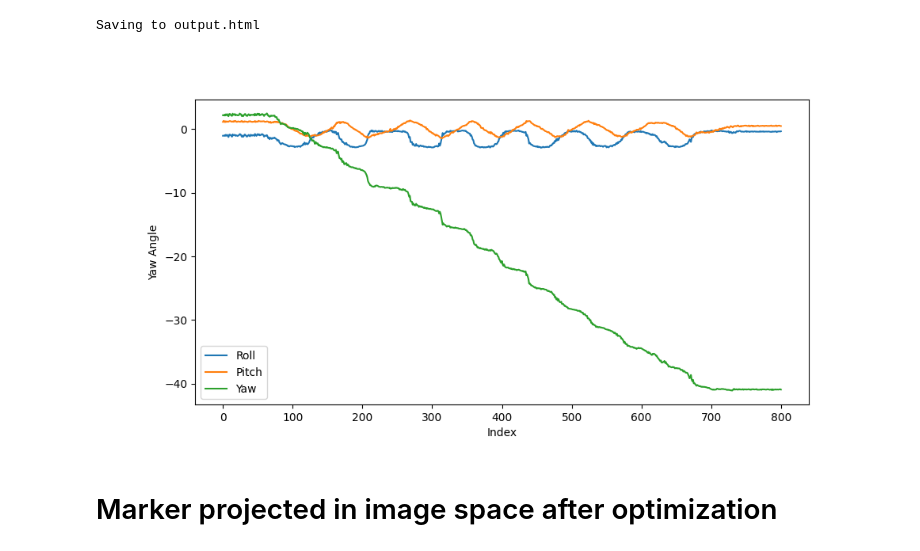
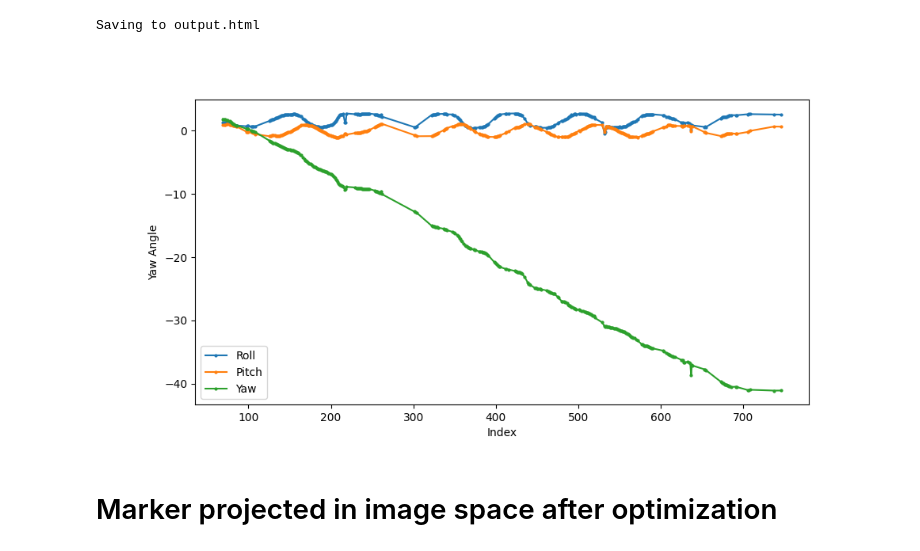
Before and after one commit to goncalofrazao/vicandocker, a Jupyter notebook: main_cangalho.ipynb, the cells around one changed output. Saved outputs shown, nothing was run; the diff lists cells and outputs as text; code cells hidden in the pictures.

```diff
--- a/main_cangalho.ipynb
+++ b/main_cangalho.ipynb
@@ -157,12 +154,15 @@ if not LOAD:
     # This will compute camera-marker edges via PnP, in parallel
     aux = estimate_pose_mp(cams=obj_dataset.im_data['cam'],
                            im_filenames=obj_dataset.im_data['filename'],
-                           target_dict = aruco_obj,
-                           flags='SOLVEPNP_IPPE_SQUARE',
+                           #target_dict = aruco_obj,
+                           #flags='SOLVEPNP_IPPE_SQUARE',
+                           target_dict = charuco_dict,
+                           flags='SOLVEPNP_IPPE',
                            brightness=0,
                            contrast=0)
 
     pickle.dump(aux, open(os.path.join(OBJ_DATASET_PATH, 'cube_calib_pose.pkl'), 'wb'))
+    print("Saved")
 else:
     aux = pickle.load(open(os.path.join(OBJ_DATASET_PATH, 'cube_calib_pose.pkl'), 'rb'))
     print("Loaded")
@@ -217,18 +226,19 @@ if not LOAD:
     # This will compute camera-marker edges via PnP, in parallel
     cam_marker_edges = estimate_pose_mp(cams=dataset.im_data['cam'],
                                         im_filenames=dataset.im_data['filename'],
-                                        target_dict=aruco_obj,
-                                        flags='SOLVEPNP_IPPE_SQUARE',
+                                        #target_dict=aruco_obj,
+                                        #flags='SOLVEPNP_IPPE_SQUARE',
+                                        target_dict=charuco_dict,
+                                        flags='SOLVEPNP_IPPE',
                                         brightness=0,
                                         contrast=0)
 
     # Save it to use later, if necessary
-    pickle.dump(cam_marker_edges, open(os.path.join(OBJ_DATASET_PATH, 'cam_marker_edges.pkl'), 'wb'))
+    pickle.dump(cam_marker_edges, open(os.path.join(DATASET_PATH, 'cam_marker_edges.pkl'), 'wb'))
+    print("Saved")
 else:
-    cam_marker_edges = pickle.load( open(os.path.join(OBJ_DATASET_PATH, 'cam_marker_edges.pkl'), 'rb') )
-    print("loaded")
-
-# TODO change obj path to dataset path
+    cam_marker_edges = pickle.load( open(os.path.join(DATASET_PATH, 'cam_marker_edges.pkl'), 'rb') )
+    print("Loaded")
 # %% [output]
 Marker detection
 Received 8000 images.
@@ -258,7 +291,9 @@ pose_est = bipartite_se3sync(cam_marker_edges,
                             constraints=obj_pose_est,
                             noise_model_r=lambda edge : 0.01 * Polygon(zip(edge['corners'][:,0], edge['corners'][:,1])).area**1.0,
                             noise_model_t=lambda edge : 0.01 * Polygon(zip(edge['corners'][:,0], edge['corners'][:,1])).area**1.0,
-                            edge_filter=lambda edge : edge['reprojected_err'] < 1.0,
+                            #edge_filter=lambda edge : edge['reprojected_err'] < 1.0,
+                            #edge_filter=lambda edge : edge['distance'] < 5.0,
+                            edge_filter=lambda edge : np.abs (edge["other_error"] - edge["reprojected_err"] ) > 0.35,
                             maxiter=4,
                             lsqr_solver="conjugate_gradient",
                             dtype=np.float32)
@@ -333,7 +368,7 @@ ax.set_zticks([])
 fig = plt.figure(figsize=(10,5))
 ax = fig.add_subplot(projection='3d')
 
-is_charuco = False
+is_charuco = True
 
 wrl_id = "0"
 pts_wrld = []
@@ -384,4 +419,8 @@ ax.set_aspect('equal')
 # object in marker 0 frame in homogenous coordinates
 pts_wrld = np.array(pts_wrld)
 pts_wrld = np.vstack( [pts_wrld.T, np.ones(pts_wrld.shape[0]) ] )
+pts_wrld.shape
+
+#pts_wrld = np.array([[ 0, 0,0, 1]]).T
+#pts_wrld.shape
 # %% [output]
@@ -441,37 +474,37 @@ Saving to output.html
 %matplotlib widget
 from scipy.spatial.transform import Rotation
 
 plt.figure(figsize=(10,5))
 
 
 angles = []
 #position = dict()
 
 for tuple_id, pose in pose_est.items():
 
     if "_" in tuple_id:
         #print(tuple_id.split("_")[1])
         #print(pose)
 
         rot_mat = pose.R()
         angles.append(np.hstack((Rotation.from_matrix(rot_mat).as_euler('xyz'), int(tuple_id.split("_")[0]) ) ) )
 
 
 angles = np.array(angles)
 angles = angles[angles[:, -1].argsort()] # sort by time
 angles[:, :3] = np.unwrap(angles[:, :3], axis=0)
 
-plt.plot(angles[:,-1], angles[:,0], label='Roll')
-plt.plot(angles[:,-1], angles[:,1], label='Pitch')
-plt.plot(angles[:,-1], angles[:,2], label='Yaw')
+plt.plot(angles[:,-1], angles[:,0],"-o", label='Roll', markersize=2)
+plt.plot(angles[:,-1], angles[:,1],"-o", label='Pitch', markersize=2)
+plt.plot(angles[:,-1], angles[:,2],"-o", label='Yaw', markersize=2)
 plt.xlabel('Index')
 plt.ylabel('Yaw Angle')
 #plt.title('Yaw Angle over Index')
 plt.legend()
 #plt.xlim(310,350)
 plt.show()
 # %% [output]
-[figure, old version]
+[figure, new version]
 # %% [markdown]
 # Marker projected in image space after optimization
 # %% [markdown]
```
Also changed, not shown: parts of 17 cells of this notebook.
